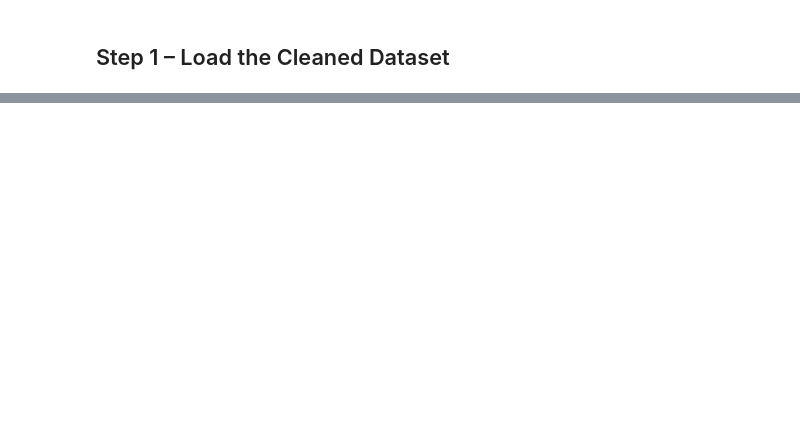
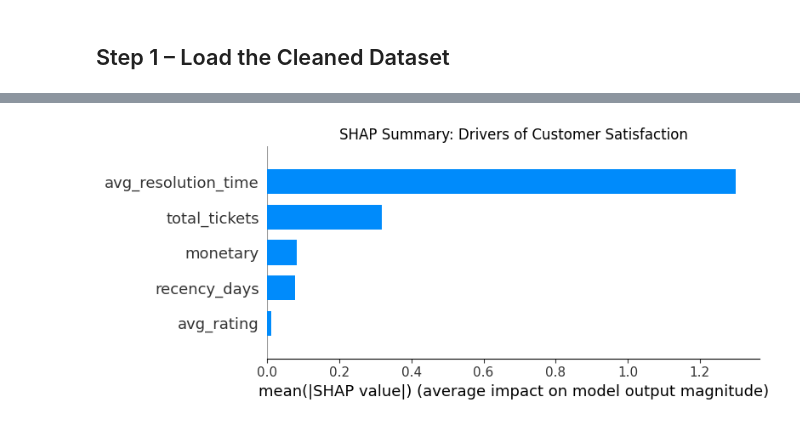
Before and after one commit to phroo02/Customer-Experience-Optimization-Churn-Prediction-, a Jupyter notebook: models/ml.ipynb, the cells around one changed output, grey strips where cells are left out. Drawn from its saved outputs; the diff is of its cells as text; code cells hidden in the pictures; blank space fills up the shorter version.

```diff
--- a/models/ml.ipynb
+++ b/models/ml.ipynb
@@ -12,0 +100,15 @@ DatabaseError: Execution failed on sql 'SELECT * FROM customer_360_cleaned;': no
+# %%
+import shap
+import matplotlib.pyplot as plt
+
+# Initialize SHAP explainer
+explainer = shap.Explainer(rf, X_train)
+
+# Compute SHAP values for test set
+shap_values = explainer(X_test)
+
+# --- 1️⃣ Global Feature Importance ---
+plt.title("SHAP Summary: Drivers of Customer Satisfaction")
+shap.summary_plot(shap_values, X_test, plot_type="bar", show=True)
+# %% [output]
+[figure, added]
```
Also changed, not shown: parts of 24 cells of this notebook, 8 other files.
